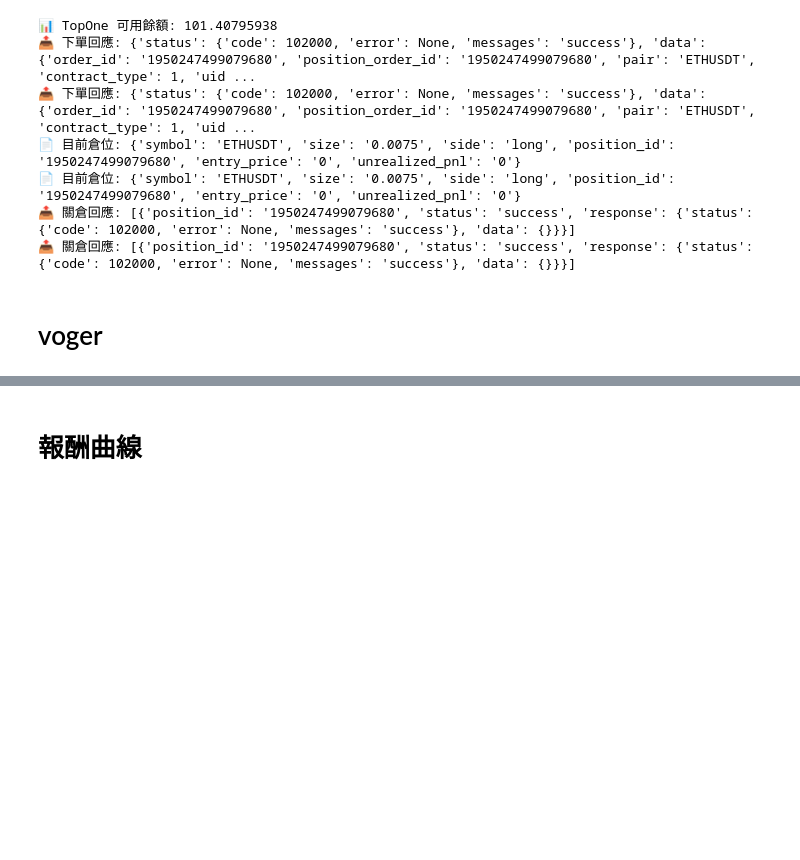
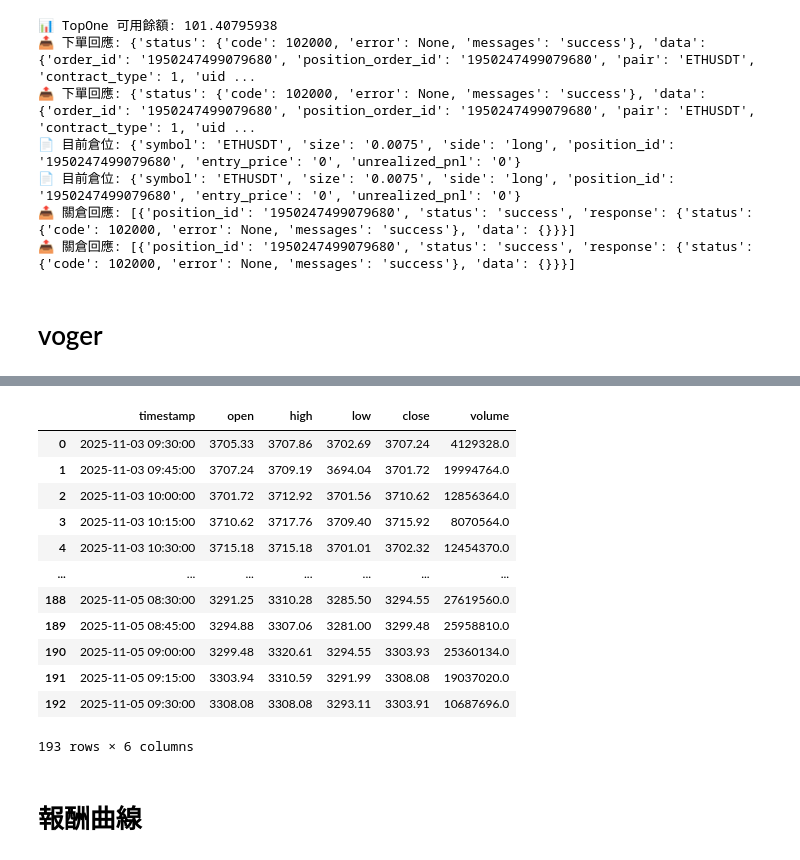
Before and after one commit to skywalker0803r/Hedgebot, a Jupyter notebook: notebook.ipynb, the cells around one changed output, grey strips where cells are left out. Saved outputs shown, nothing was run; the diff lists cells and outputs as text; code cells hidden in the pictures; blank space fills up the shorter version.

Commit message:
修正bitmart get_kline_data函數 現在可以輸入15m 起始時間:datatime.now()-timedelta(days=2) 結束時間 datetime.now() 這樣可以自己選週期 回測從指定日期測到現在

```diff
--- a/notebook.ipynb
+++ b/notebook.ipynb
@@ -603,4 +634,20 @@ signal.value_counts()
 Name: count, dtype: int64
+# %%
+kline
+# %% [output]
+|  | timestamp | open | high | low | close | volume |
+| 0 | 2025-11-03 09:30:00 | 3705.33 | 3707.86 | 3702.69 | 3707.24 | 4129328.0 |
+| 1 | 2025-11-03 09:45:00 | 3707.24 | 3709.19 | 3694.04 | 3701.72 | 19994764.0 |
+| 2 | 2025-11-03 10:00:00 | 3701.72 | 3712.92 | 3701.56 | 3710.62 | 12856364.0 |
+| 3 | 2025-11-03 10:15:00 | 3710.62 | 3717.76 | 3709.40 | 3715.92 | 8070564.0 |
+| 4 | 2025-11-03 10:30:00 | 3715.18 | 3715.18 | 3701.01 | 3702.32 | 12454370.0 |
+| ... | ... | ... | ... | ... | ... | ... |
+| 188 | 2025-11-05 08:30:00 | 3291.25 | 3310.28 | 3285.50 | 3294.55 | 27619560.0 |
+| 189 | 2025-11-05 08:45:00 | 3294.88 | 3307.06 | 3281.00 | 3299.48 | 25958810.0 |
+| 190 | 2025-11-05 09:00:00 | 3299.48 | 3320.61 | 3294.55 | 3303.93 | 25360134.0 |
+| 191 | 2025-11-05 09:15:00 | 3303.94 | 3310.59 | 3291.99 | 3308.08 | 19037020.0 |
+| 192 | 2025-11-05 09:30:00 | 3308.08 | 3308.08 | 3293.11 | 3303.91 | 10687696.0 |
+193 rows × 6 columns
 # %%
 import plotly.graph_objects as go
 import numpy as np
```
Also changed, not shown: parts of 7 cells of this notebook.
